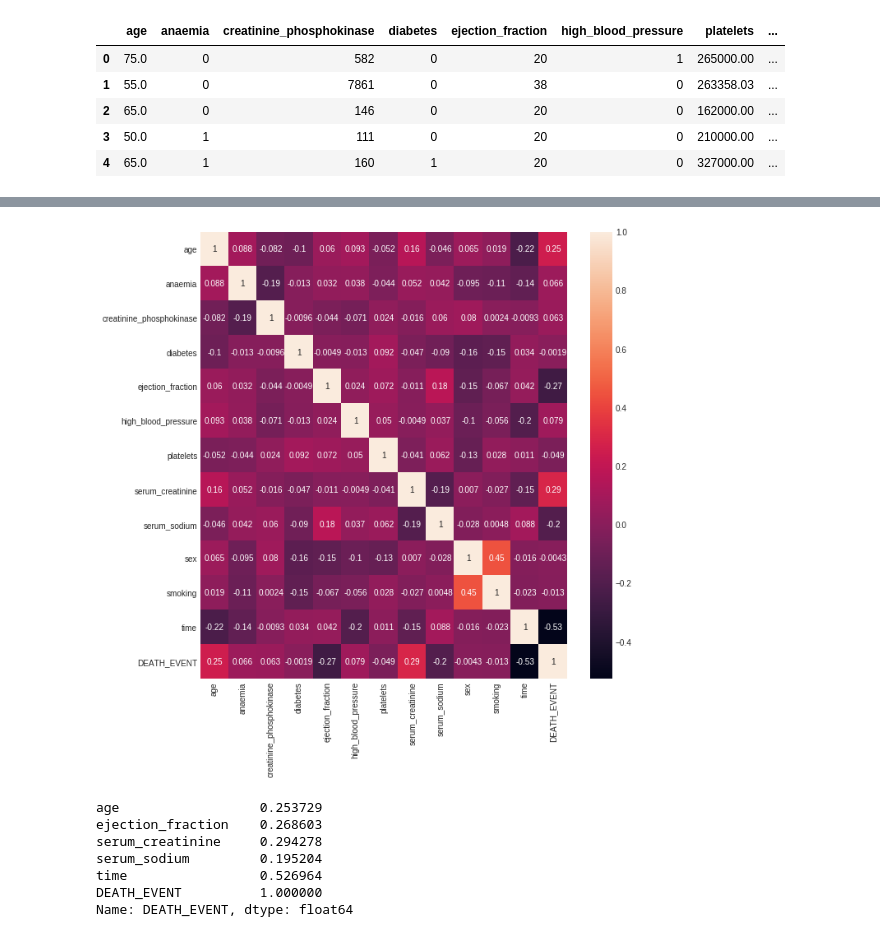
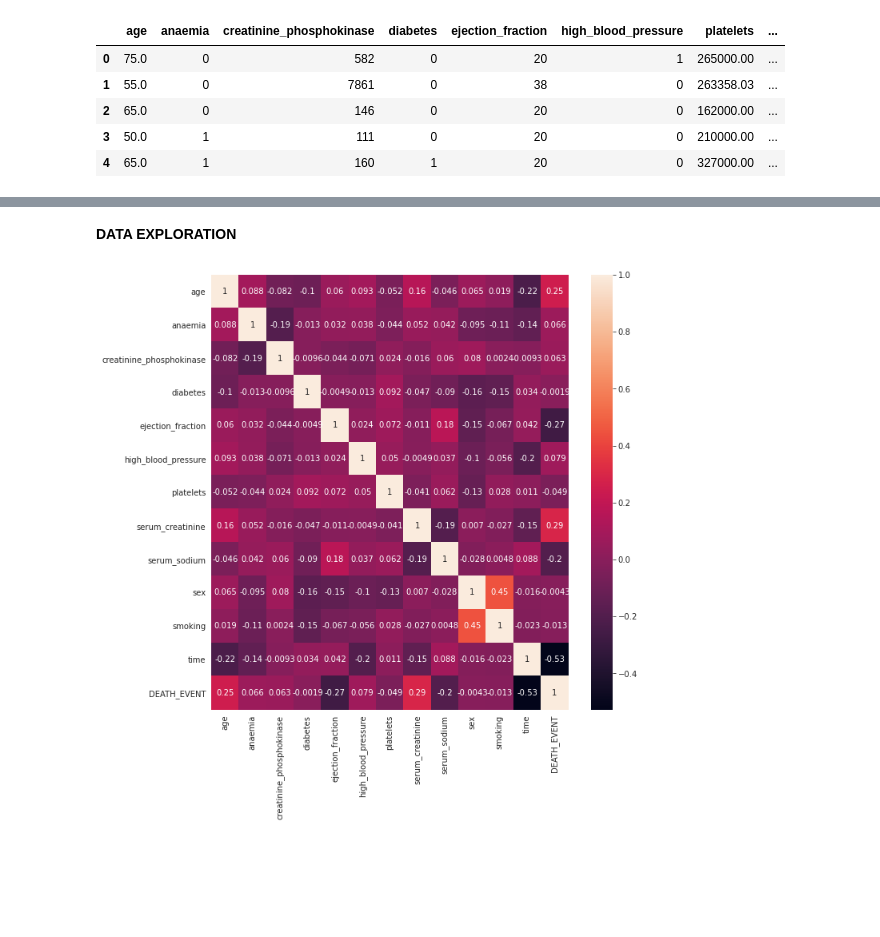
Before and after one commit to jpbogoni/PythonTaskHeartFailure, a Jupyter notebook: task.ipynb, the cells around one changed output, grey strips where cells are left out. Saved outputs shown, nothing was run; the diff lists cells and outputs as text; code cells hidden in the pictures; blank space fills up the shorter version.

```diff
--- a/task.ipynb
+++ b/task.ipynb
@@ -49,13 +32,0 @@ dtype: int64
-# %%
-# DATA EXPLORATION
-
-# AGE SEX DISTRIBUITION
-plt.style.use('seaborn-darkgrid')
-bins = [40,45,50,55,60,65,70,75,80,85,90,95]
-fig, (ax1, ax2) = plt.subplots(1,2, figsize=(10,6))
-fig.suptitle('Age Distrubition')
-ax1.hist(df.loc[:,'age'][df.sex == 1],bins=bins, color='blue')
-ax1.title.set_text('Male')
-ax2.hist(df.loc[:,'age'][df.sex == 0],bins=bins, color='red')
-ax2.title.set_text('Female')
-plt.show()
@@ -64,21 +59,11 @@ plt.show()
+# %% [markdown]
+**DATA EXPLORATION**
 # %%
 # CORRELATION HEATMAP
+sns.set_style("darkgrid")
+sns.set_palette("CMRmap")
 f, ax = plt.subplots(figsize=(10,10))
 sns.heatmap(df.corr(),ax=ax,annot=True)
 plt.show()
 # %% [output]
-[figure, old version]
+[figure, new version]
-# %%
-# RELEVANT FEATURES
-corr = df.corr()
-target = abs(corr['DEATH_EVENT'])
-features = target[target>0.1]
-features
-# %% [output]
-age                  0.253729
-ejection_fraction    0.268603
-serum_creatinine     0.294278
-serum_sodium         0.195204
-time                 0.526964
-DEATH_EVENT          1.000000
-Name: DEATH_EVENT, dtype: float64
```
Also changed, not shown: parts of 27 cells of this notebook.
